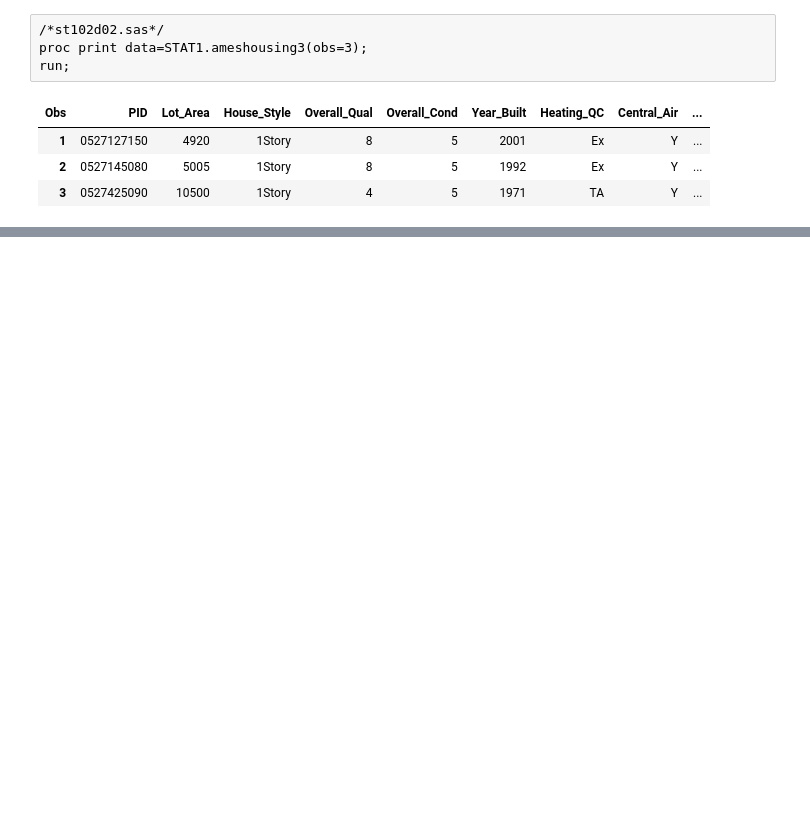
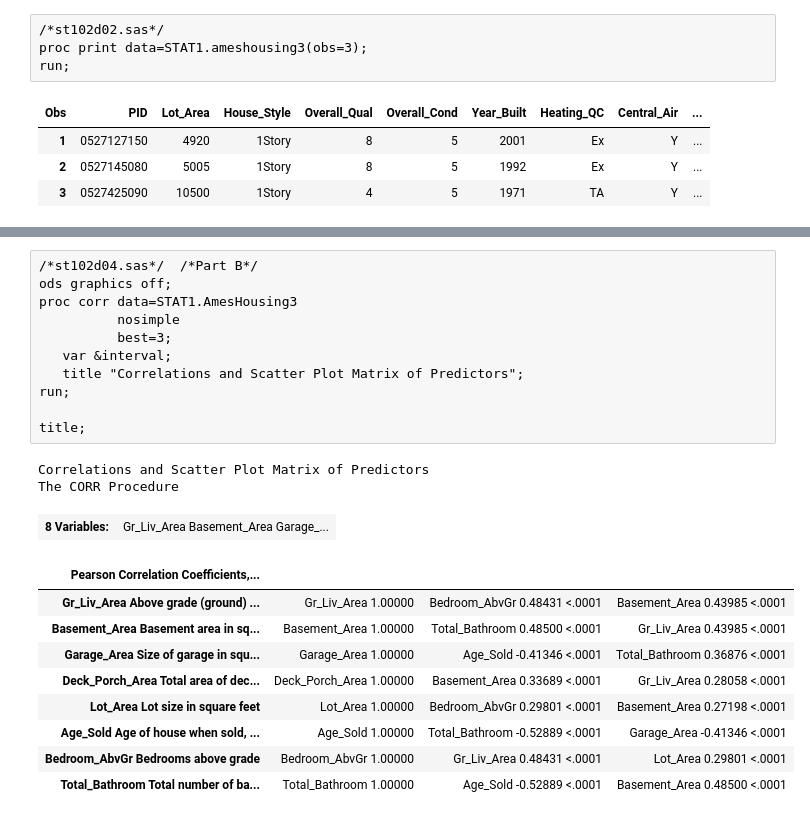
Before and after one commit to franmarq/SAS_course_notes, a Jupyter notebook: Statistics1_ANOVA_Regression_LogisticRegression.ipynb, the cells around one changed output, grey strips where cells are left out. Cells and saved outputs as stored; diff of their text form; blank space fills up the shorter version.

Commit message:
ANOVA, Post Hoc Test and Pearson Correlation

```diff
--- a/Statistics1_ANOVA_Regression_LogisticRegression.ipynb
+++ b/Statistics1_ANOVA_Regression_LogisticRegression.ipynb
@@ -222,0 +419,24 @@ title;
+# %%
+/*st102d04.sas*/  /*Part B*/
+ods graphics off;
+proc corr data=STAT1.AmesHousing3
+          nosimple
+          best=3;
+   var &interval;
+   title "Correlations and Scatter Plot Matrix of Predictors";
+run;
+
+title;
+# %% [output]
+Correlations and Scatter Plot Matrix of Predictors
+The CORR Procedure
+| 8 Variables: | Gr_Liv_Area Basement_Area Garage_... |
+| Pearson Correlation Coefficients,... |  |  |  |
+| Gr_Liv_Area Above grade (ground) ... | Gr_Liv_Area 1.00000 | Bedroom_AbvGr 0.48431 <.0001 | Basement_Area 0.43985 <.0001 |
+| Basement_Area Basement area in sq... | Basement_Area 1.00000 | Total_Bathroom 0.48500 <.0001 | Gr_Liv_Area 0.43985 <.0001 |
+| Garage_Area Size of garage in squ... | Garage_Area 1.00000 | Age_Sold -0.41346 <.0001 | Total_Bathroom 0.36876 <.0001 |
+| Deck_Porch_Area Total area of dec... | Deck_Porch_Area 1.00000 | Basement_Area 0.33689 <.0001 | Gr_Liv_Area 0.28058 <.0001 |
+| Lot_Area Lot size in square feet | Lot_Area 1.00000 | Bedroom_AbvGr 0.29801 <.0001 | Basement_Area 0.27198 <.0001 |
+| Age_Sold Age of house when sold, ... | Age_Sold 1.00000 | Total_Bathroom -0.52889 <.0001 | Garage_Area -0.41346 <.0001 |
+| Bedroom_AbvGr Bedrooms above grade | Bedroom_AbvGr 1.00000 | Gr_Liv_Area 0.48431 <.0001 | Lot_Area 0.29801 <.0001 |
+| Total_Bathroom Total number of ba... | Total_Bathroom 1.00000 | Age_Sold -0.52889 <.0001 | Basement_Area 0.48500 <.0001 |
```
Also changed, not shown: parts of 32 cells of this notebook, 4 other files.
